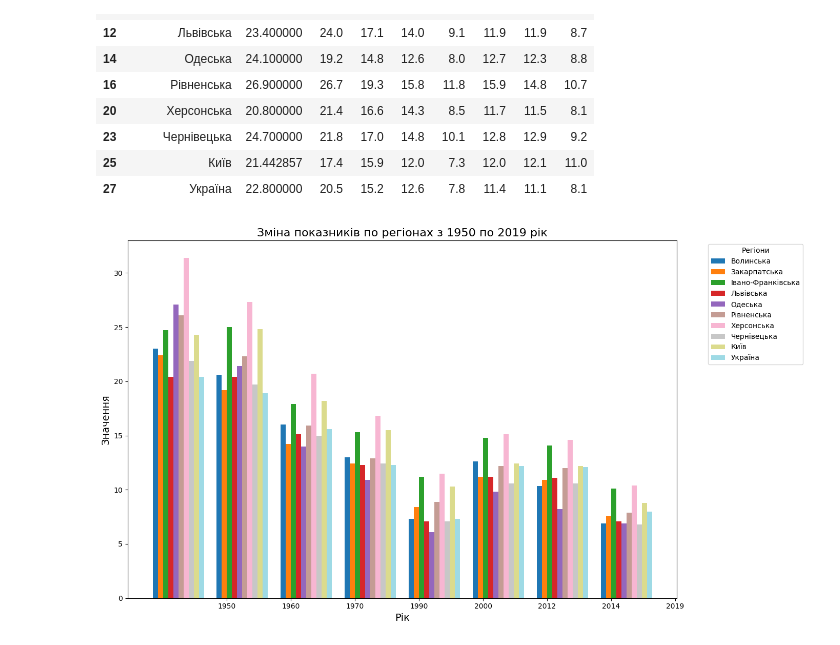
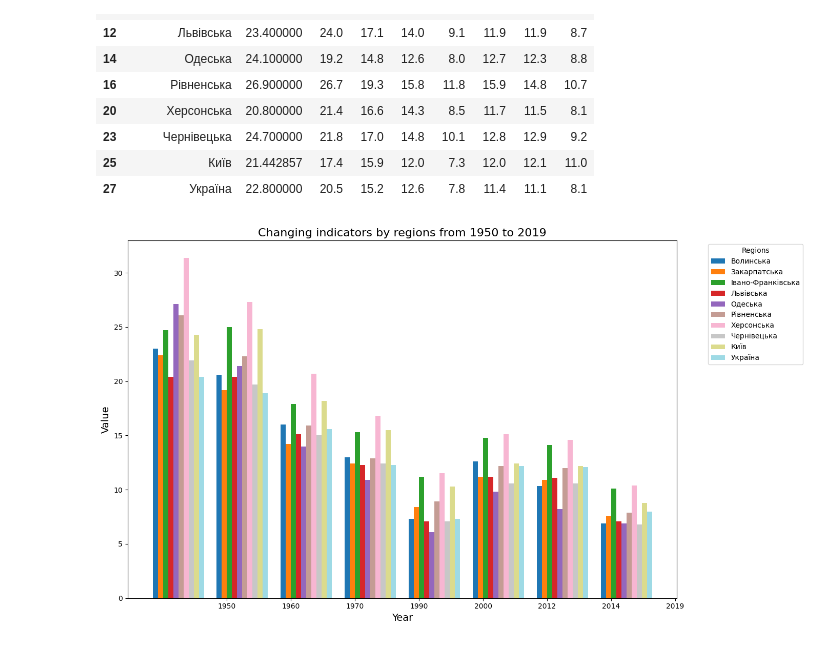
Before and after one commit to yehorkalchenko81/Data-Analysis-with-Pandas, a Jupyter notebook: Hw2_1.ipynb, the cells around one changed output. Cells and saved outputs as stored; diff of their text form; code cells hidden in the pictures.

```diff
--- a/Hw2_1.ipynb
+++ b/Hw2_1.ipynb
@@ -137,25 +135,25 @@ ab_2019_regions
 # %%
 fig, ax = plt.subplots(figsize=(14, 8))
 
 colors = plt.cm.tab20(np.linspace(0, 1, len(ab_2019_regions['Регіон'])))
 
 years = ab_2019_regions.columns[1:]
 bar_width = 0.08
 index = np.arange(len(years))
 
 for i, region in enumerate(ab_2019_regions['Регіон']):
     values = table.iloc[i, 1:]
     ax.bar(index + i * bar_width, values, bar_width, label=region, color=colors[i])
 
-ax.set_xlabel('Рік', fontsize=14)
-ax.set_ylabel('Значення', fontsize=14)
-ax.set_title('Зміна показників по регіонах з 1950 по 2019 рік', fontsize=16)
+ax.set_xlabel('Year', fontsize=14)
+ax.set_ylabel('Value', fontsize=14)
+ax.set_title('Changing indicators by regions from 1950 to 2019', fontsize=16)
 ax.set_xticks(index + bar_width * (len(table['Регіон']) / 2))
 ax.set_xticklabels(years)
 
-ax.legend(title='Регіони', bbox_to_anchor=(1.05, 1), loc='upper left')
+ax.legend(title='Regions', bbox_to_anchor=(1.05, 1), loc='upper left')
 
 plt.tight_layout()
 plt.show()
 # %% [output]
-[figure, old version]
+[figure, new version]
```
Also changed, not shown: parts of 3 cells of this notebook.
